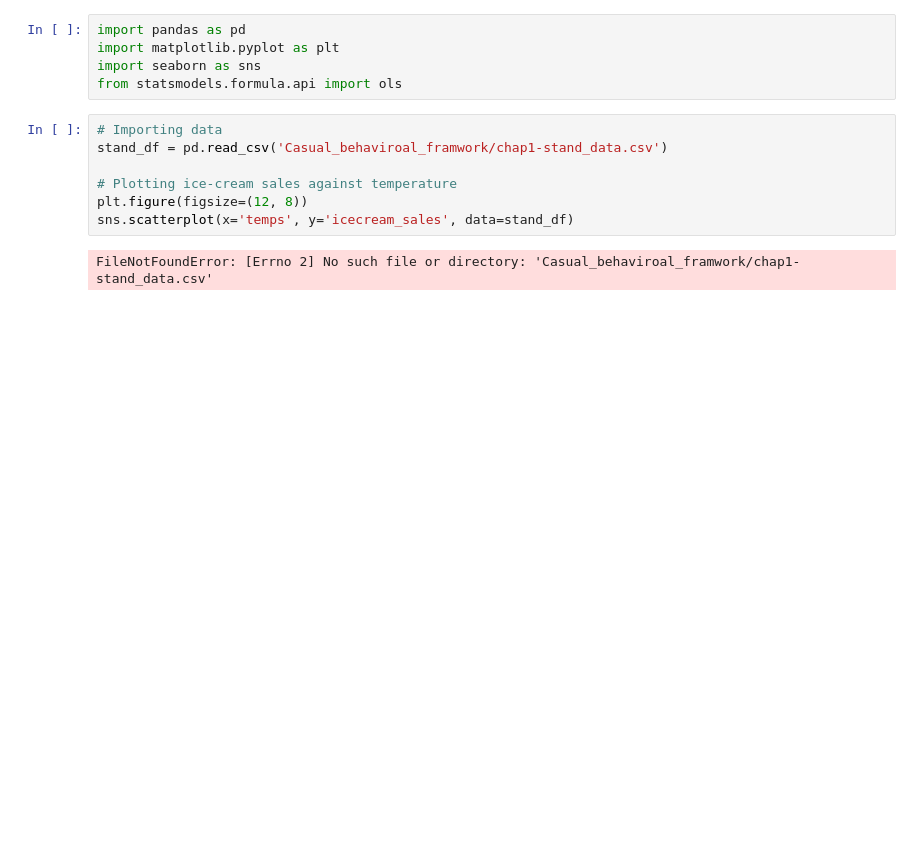
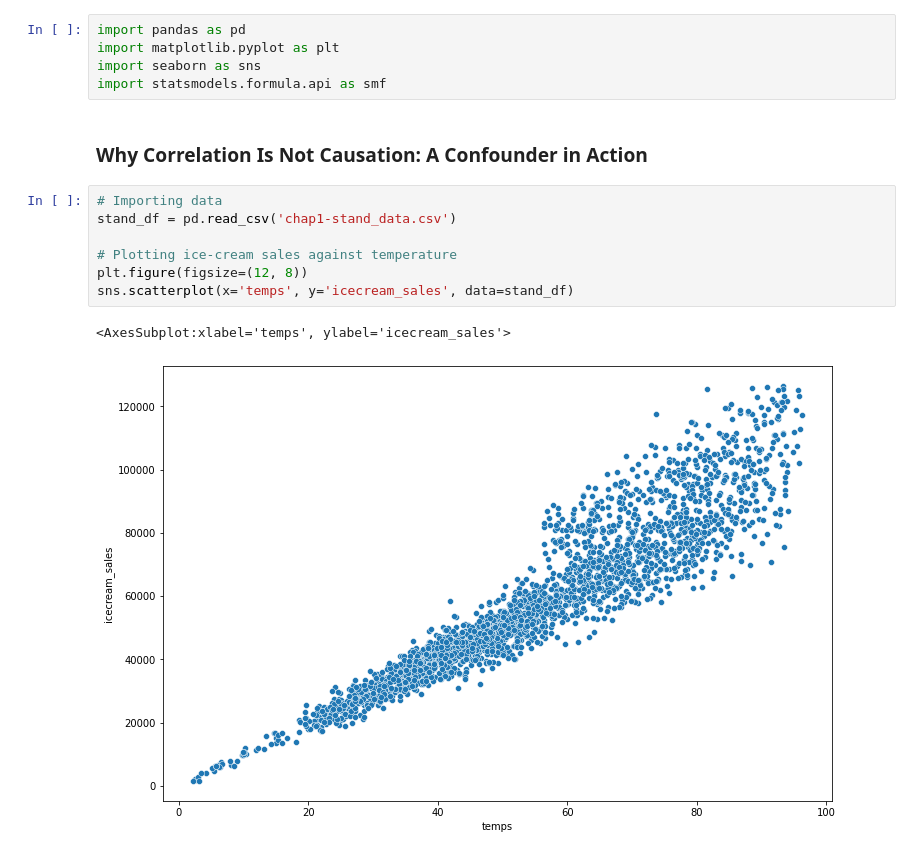
Before and after one commit to jimmy8645/Behavioral_Data_Analysis, a Jupyter notebook: Casual_behaviroal_framwork/Causal_behavioral_framwork.ipynb, the cells around one changed output. Drawn from its saved outputs; the diff is of its cells as text; blank space fills up the shorter version.

```diff
--- a/Casual_behaviroal_framwork/Causal_behavioral_framwork.ipynb
+++ b/Casual_behaviroal_framwork/Causal_behavioral_framwork.ipynb
@@ -2,13 +2,16 @@
 import pandas as pd
 import matplotlib.pyplot as plt
 import seaborn as sns
-from statsmodels.formula.api import ols
+import statsmodels.formula.api as smf
+# %% [markdown]
+### Why Correlation Is Not Causation: A Confounder in Action
 # %%
 # Importing data
-stand_df = pd.read_csv('Casual_behaviroal_framwork/chap1-stand_data.csv')
+stand_df = pd.read_csv('chap1-stand_data.csv')
 
 # Plotting ice-cream sales against temperature
 plt.figure(figsize=(12, 8))
 sns.scatterplot(x='temps', y='icecream_sales', data=stand_df)
 # %% [output]
-FileNotFoundError: [Errno 2] No such file or directory: 'Casual_behaviroal_framwork/chap1-stand_data.csv'
+<AxesSubplot:xlabel='temps', ylabel='icecream_sales'>
+[figure, added]
```
Also changed, not shown: parts of 4 cells of this notebook.
